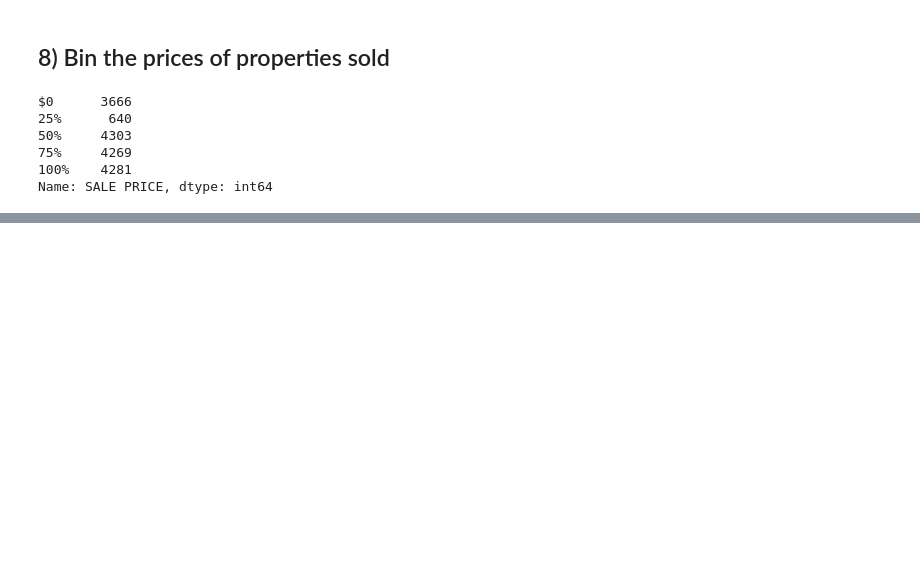
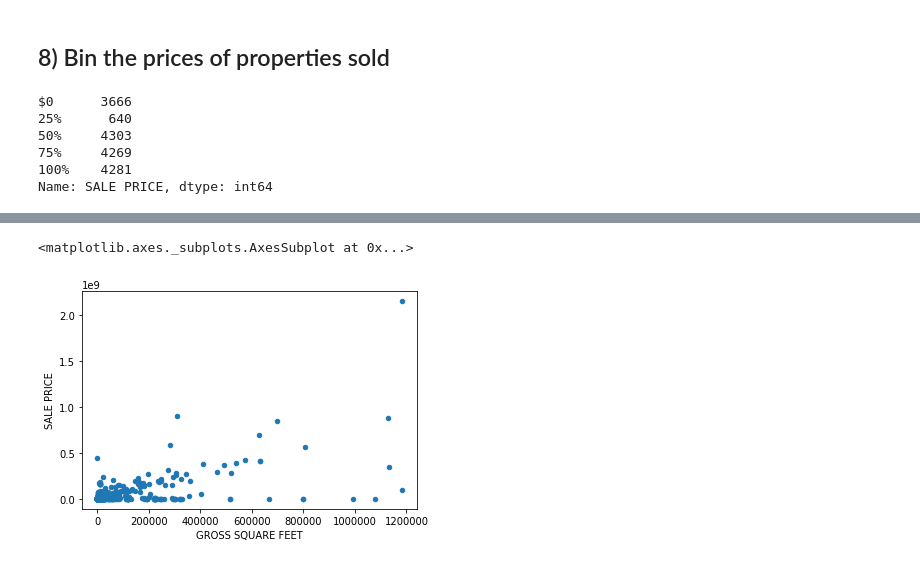
Before and after one commit to Kshoes/Data-Management-and-Analysis-Assignment-4, a Jupyter notebook: rollingsales.ipynb, the cells around one changed output, grey strips where cells are left out. Drawn from its saved outputs; the diff is of its cells as text; code cells hidden in the pictures; blank space fills up the shorter version.

```diff
--- a/rollingsales.ipynb
+++ b/rollingsales.ipynb
@@ -280,0 +284,14 @@ Name: SALE PRICE, dtype: int64
+# %%
+non_zero_prices = df.loc[df['SALE PRICE'].ne(0)].sort_values(by=['SALE PRICE'])
+
+# q_low = non_zero_prices['SALE PRICE'].quantile(0.002)
+# q_hi  = non_zero_prices['SALE PRICE'].quantile(0.998)
+
+# non_zero_prices_filtered = non_zero_prices[(non_zero_prices['SALE PRICE'] < q_hi) & (non_zero_prices['SALE PRICE'] > q_low)]
+
+# print(non_zero_prices)
+
+non_zero_prices.plot(kind='scatter', x='GROSS SQUARE FEET', y='SALE PRICE')
+# %% [output]
+<matplotlib.axes._subplots.AxesSubplot at 0x...>
+[figure, added]
```
Also changed, not shown: parts of 2 cells of this notebook.
